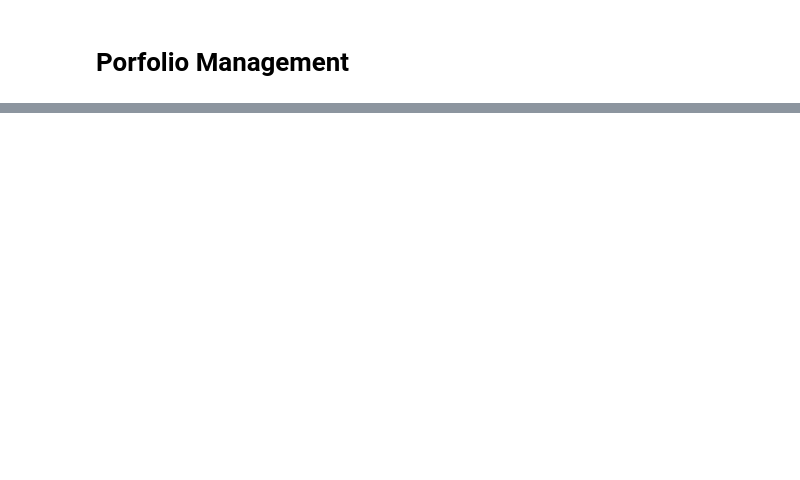
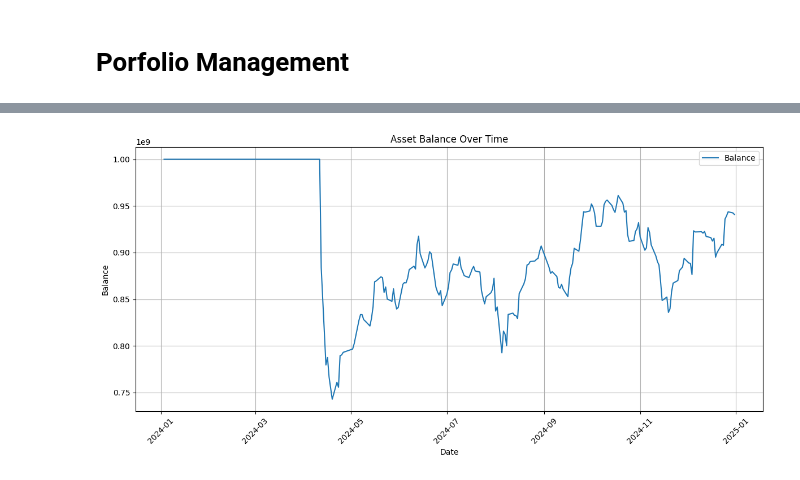
Before and after one commit to algotrade-research/Statisical-Arbitrage, a Jupyter notebook: test.ipynb, the cells around one changed output, grey strips where cells are left out. Cells and saved outputs as stored; diff of their text form; code cells hidden in the pictures; blank space fills up the shorter version.

```diff
--- a/test.ipynb
+++ b/test.ipynb
@@ -37,6 +37,8 @@ def get_stock_data(symbols, start_date, end_date, interval='1D'):
         close_prices = close_prices.rename(columns={'close': symbol})  # Rename column to symbol
         # Concatenate with the main DataFrame
         stock_data = pd.concat([stock_data, close_prices], axis=1).dropna()
+    stock_data['Date'] = pd.to_datetime(stock_data.index)
+    stock_data = stock_data.set_index('Date').sort_index()
     return stock_data
 # %%
 class DataHandler:
@@ -391,5 +342,5 @@ data_handler = DataHandler(
 
 strategy = StatArbStrategy(data_handler)
 strategy.run_strategy()
-results_df = strategy.get_results()
+results_df_1,stock_price = strategy.get_results()
 # %% [output]
@@ -613,4 +895,4 @@ def process_results_df(results_df: pd.DataFrame, stocks: list, ou_window: int =
 
     return results_df, positions_df, trading_log
 # %%
-results_df, positions_df, trading_log = process_results_df(results_df, stocks=stocks)
+results_df, positions_df, trading_log = process_results_df(results_df_1,stock_price, stocks=stocks)
@@ -624,0 +1620,3 @@ trading_log.to_csv('signal\\trading_log.csv')
+# %%
+pm = PortfolioManager()
+asset_df, trading_log_df,detail_df = pm.run_backtest(trading_log, stock_price)
@@ -624,0 +1642,34 @@ trading_log.to_csv('signal\\trading_log.csv')
+# %%
+import pandas as pd
+import matplotlib.pyplot as plt
+
+def plot_asset_balance(asset_df: pd.DataFrame):
+    """
+    Plots the 'balance' column of the given asset DataFrame using matplotlib.
+
+    Args:
+        asset_df (pd.DataFrame): DataFrame containing a 'balance' column and a 'Date' index.
+    """
+    if 'balance' not in asset_df.columns:
+        print("Error: 'balance' column not found in the DataFrame.")
+        return
+
+    if not isinstance(asset_df.index, pd.DatetimeIndex):
+        print("Error: DataFrame index is not a DatetimeIndex. Ensure 'Date' is the index.")
+        return
+
+    plt.figure(figsize=(12, 6))  # Adjust figure size as needed
+    plt.plot(asset_df.index, asset_df['balance'], label='Balance')
+    plt.title('Asset Balance Over Time')
+    plt.xlabel('Date')
+    plt.ylabel('Balance')
+    plt.legend()
+    plt.grid(True)  # Add grid lines for better readability
+    plt.xticks(rotation=45) #rotate x axis labels
+    plt.tight_layout() #avoid labels being cut off
+    plt.show()
+
+
+plot_asset_balance(asset_df)
+# %% [output]
+[figure, added]
```
Also changed, not shown: parts of 21 cells of this notebook.
